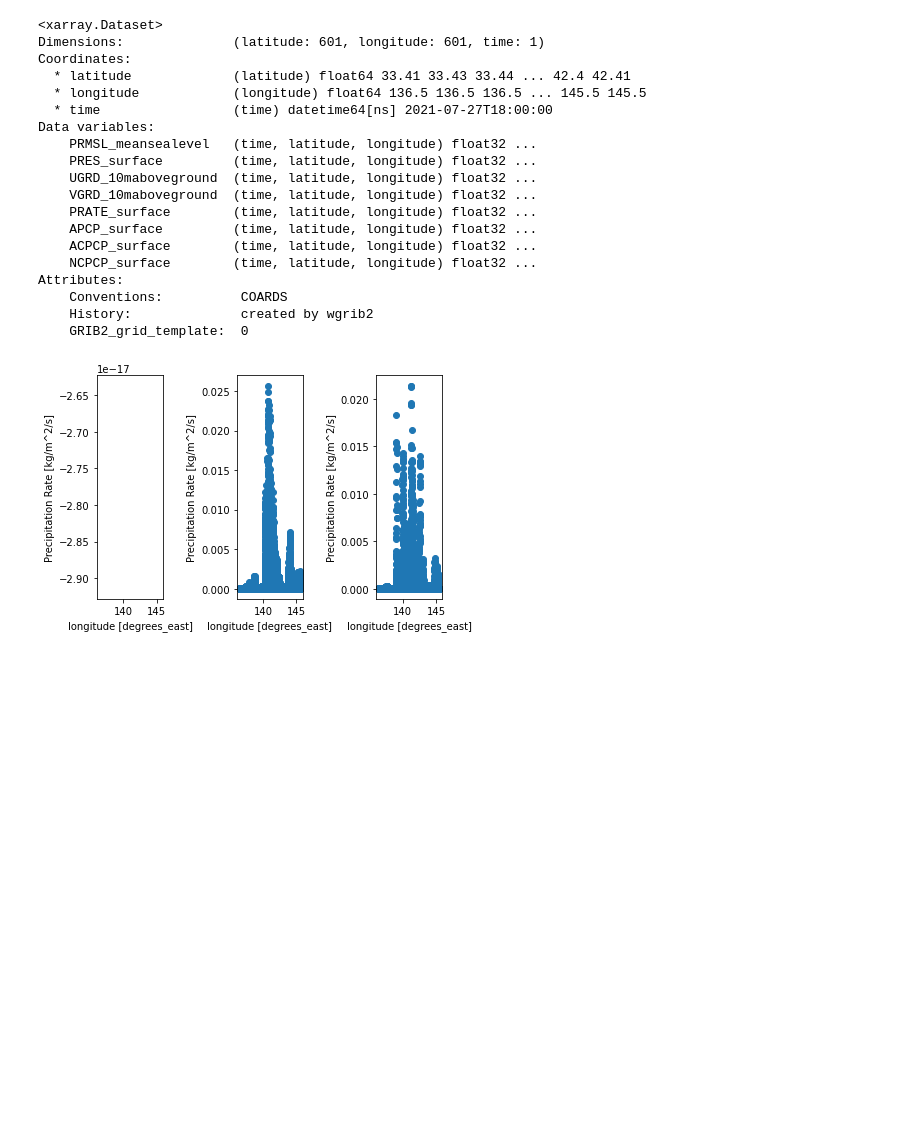
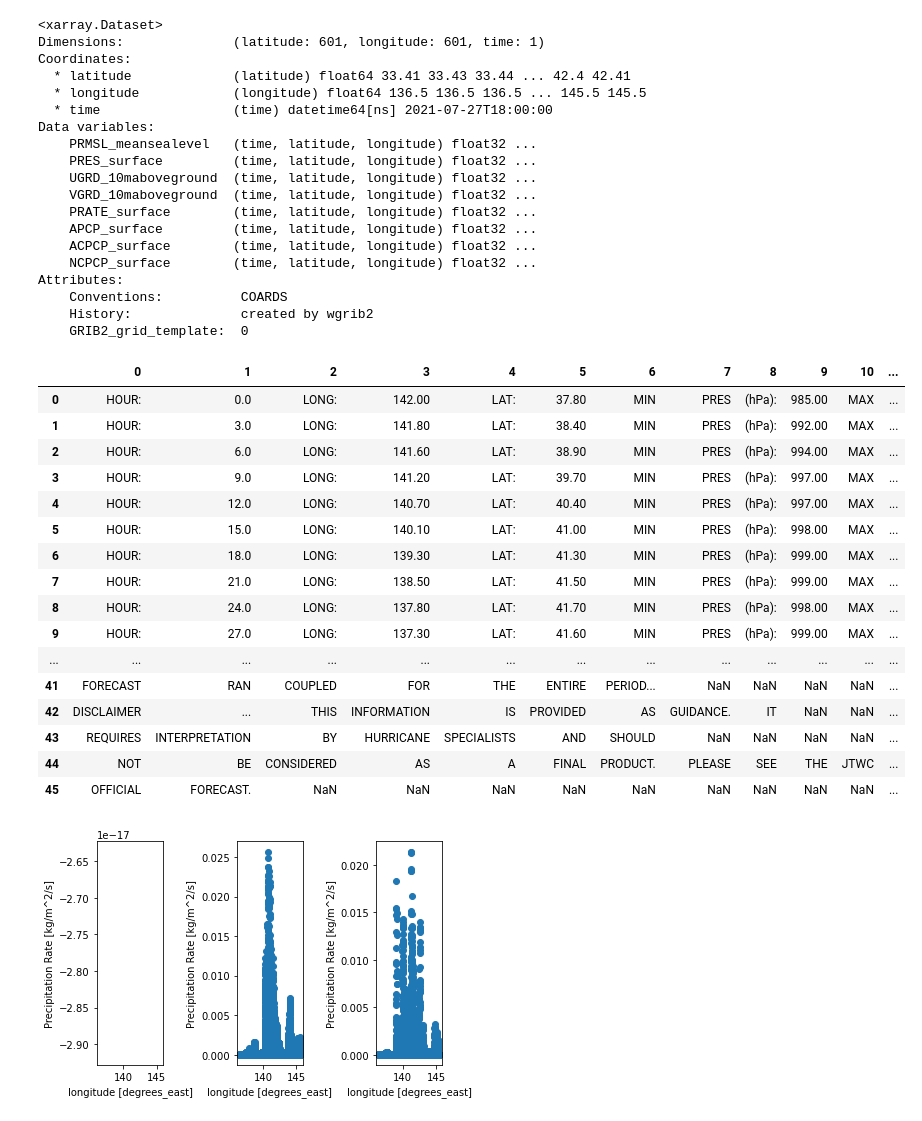
Before and after one commit to pjin1010/ResearchSpring2022, a Jupyter notebook: PythonNotebooks/DataPlots.ipynb, the cells around one changed output. Drawn from its saved outputs; the diff is of its cells as text; code cells hidden in the pictures; blank space fills up the shorter version.

```diff
--- a/PythonNotebooks/DataPlots.ipynb
+++ b/PythonNotebooks/DataPlots.ipynb
@@ -32,6 +33,27 @@ Attributes:
     Conventions:          COARDS
     History:              created by wgrib2
     GRIB2_grid_template:  0
+# %%
+data
+#use python function readlines() to parse data?
+# %% [output]
+|  | 0 | 1 | 2 | 3 | 4 | 5 | 6 | 7 | 8 | 9 | 10 | ... |
+| 0 | HOUR: | 0.0 | LONG: | 142.00 | LAT: | 37.80 | MIN | PRES | (hPa): | 985.00 | MAX | ... |
+| 1 | HOUR: | 3.0 | LONG: | 141.80 | LAT: | 38.40 | MIN | PRES | (hPa): | 992.00 | MAX | ... |
+| 2 | HOUR: | 6.0 | LONG: | 141.60 | LAT: | 38.90 | MIN | PRES | (hPa): | 994.00 | MAX | ... |
+| 3 | HOUR: | 9.0 | LONG: | 141.20 | LAT: | 39.70 | MIN | PRES | (hPa): | 997.00 | MAX | ... |
+| 4 | HOUR: | 12.0 | LONG: | 140.70 | LAT: | 40.40 | MIN | PRES | (hPa): | 997.00 | MAX | ... |
+| 5 | HOUR: | 15.0 | LONG: | 140.10 | LAT: | 41.00 | MIN | PRES | (hPa): | 998.00 | MAX | ... |
+| 6 | HOUR: | 18.0 | LONG: | 139.30 | LAT: | 41.30 | MIN | PRES | (hPa): | 999.00 | MAX | ... |
+| 7 | HOUR: | 21.0 | LONG: | 138.50 | LAT: | 41.50 | MIN | PRES | (hPa): | 999.00 | MAX | ... |
+| 8 | HOUR: | 24.0 | LONG: | 137.80 | LAT: | 41.70 | MIN | PRES | (hPa): | 998.00 | MAX | ... |
+| 9 | HOUR: | 27.0 | LONG: | 137.30 | LAT: | 41.60 | MIN | PRES | (hPa): | 999.00 | MAX | ... |
+| ... | ... | ... | ... | ... | ... | ... | ... | ... | ... | ... | ... | ... |
+| 41 | FORECAST | RAN | COUPLED | FOR | THE | ENTIRE | PERIOD... | NaN | NaN | NaN | NaN | ... |
+| 42 | DISCLAIMER | ... | THIS | INFORMATION | IS | PROVIDED | AS | GUIDANCE. | IT | NaN | NaN | ... |
+| 43 | REQUIRES | INTERPRETATION | BY | HURRICANE | SPECIALISTS | AND | SHOULD | NaN | NaN | NaN | NaN | ... |
+| 44 | NOT | BE | CONSIDERED | AS | A | FINAL | PRODUCT. | PLEASE | SEE | THE | JTWC | ... |
+| 45 | OFFICIAL | FORECAST. | NaN | NaN | NaN | NaN | NaN | NaN | NaN | NaN | NaN | ... |
 # %%
 #plot random variables
 fig, axes = plt.subplots(ncols=3)
```
Also changed, not shown: parts of 3 cells of this notebook.
